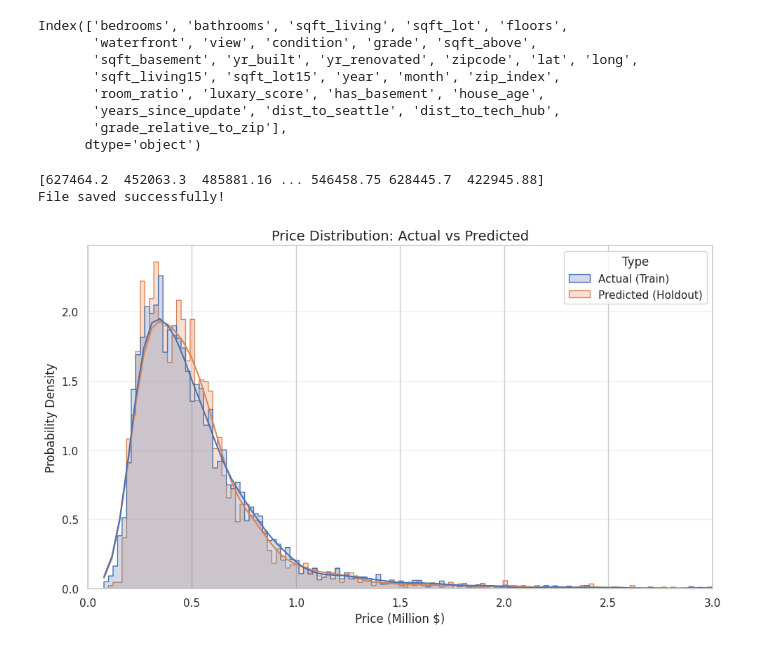
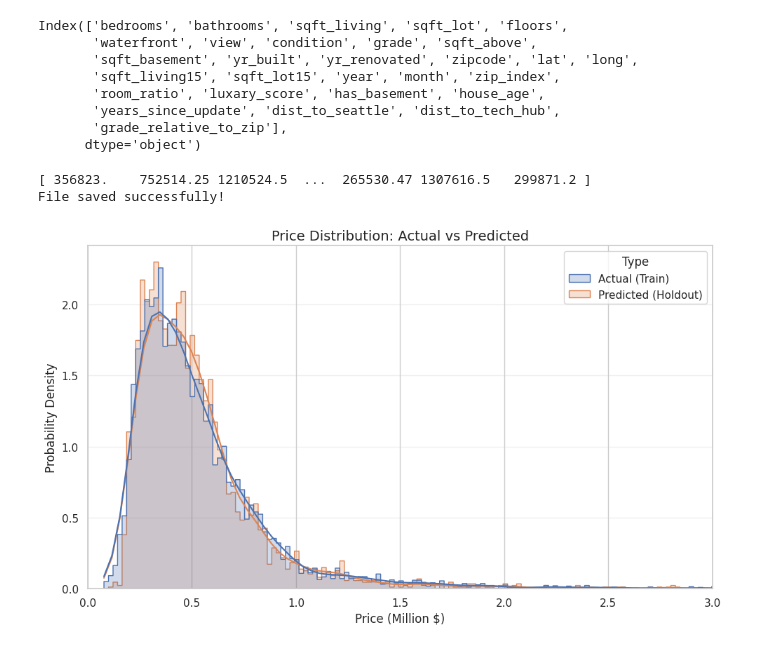
Before and after one commit to Yucheol-Son-BYUI/CSE310_W0_HelloWorld, a Jupyter notebook: Unit3_project.ipynb, the cells around one changed output. Cells and saved outputs as stored; diff of their text form; code cells hidden in the pictures.

```diff
--- a/Unit3_project.ipynb
+++ b/Unit3_project.ipynb
@@ -324,8 +324,8 @@ y = df['price_log']
 X_train, X_test, y_train, y_test = train_test_split(X, y, test_size=0.2, random_state=42)
 
 param_grid = {
-    'n_estimators': [10000],
-    'learning_rate': [0.003],
+    'n_estimators': [3000],
+    'learning_rate': [0.08],
     'max_depth': [6],
     'subsample': [0.8],
     'colsample_bytree': [0.8],
@@ -832,7 +832,7 @@ holdout = holdout.drop(['year', 'yr_renovated', 'condition', 'bathrooms', 'bedro
 # %%
 holdout['waterfront'] = holdout['waterfront'].astype(int) # categorical -> numerical for XGBoost model
 
-y_pred_hold = best_model.predict(X_test)
+y_pred_hold = best_model.predict(holdout)
 
 # log -> actual price
 y_pred_real_hold = np.expm1(y_pred_hold)
@@ -844,31 +844,31 @@ my_predictions = pd.DataFrame(y_pred_real_hold, columns=['price'])
 my_predictions.to_csv("team2-module3-predictions.csv", index=False)
 print("File saved successfully!")
 # %% [output]
-[627464.2  452063.3  485881.16 ... 546458.75 628445.7  422945.88]
+[ 356823.    752514.25 1210524.5  ...  265530.47 1307616.5   299871.2 ]
 File saved successfully!
 # %%
 import matplotlib.pyplot as plt
 import seaborn as sns
 import pandas as pd
 
 compare_df = pd.DataFrame({
-    'Price_M': (list(df['price']) + list(my_predictions['predictions'])),
+    'Price_M': (list(df['price']) + list(my_predictions['price'])),
     'Type': ['Actual (Train)'] * len(df) + ['Predicted (Holdout)'] * len(my_predictions)
 })
 compare_df['Price_M'] = compare_df['Price_M'] / 1_000_000 # 백만 단위로 정규화
 plt.figure(figsize=(10, 6)) # subplots 대신 단일 figure 생성
 
 # KDE +histogram
 sns.histplot(data=compare_df, x='Price_M', hue='Type', kde=True, element='step',
              stat='density', common_norm=False)
 plt.title('Price Distribution: Actual vs Predicted', fontsize=14)
 plt.xlabel('Price (Million $)', fontsize=12)
 plt.ylabel('Probability Density', fontsize=12) # 이전 대화에서 추천드린 라벨 적용
 plt.xlim(0, 3)
 plt.xticks([0, 0.5, 1.0, 1.5, 2.0, 2.5, 3.0])
 
 plt.grid(axis='y', alpha=0.3)
 plt.tight_layout()
 plt.show()
 # %% [output]
-[figure, old version]
+[figure, new version]
```
Also changed, not shown: parts of 3 cells of this notebook.
